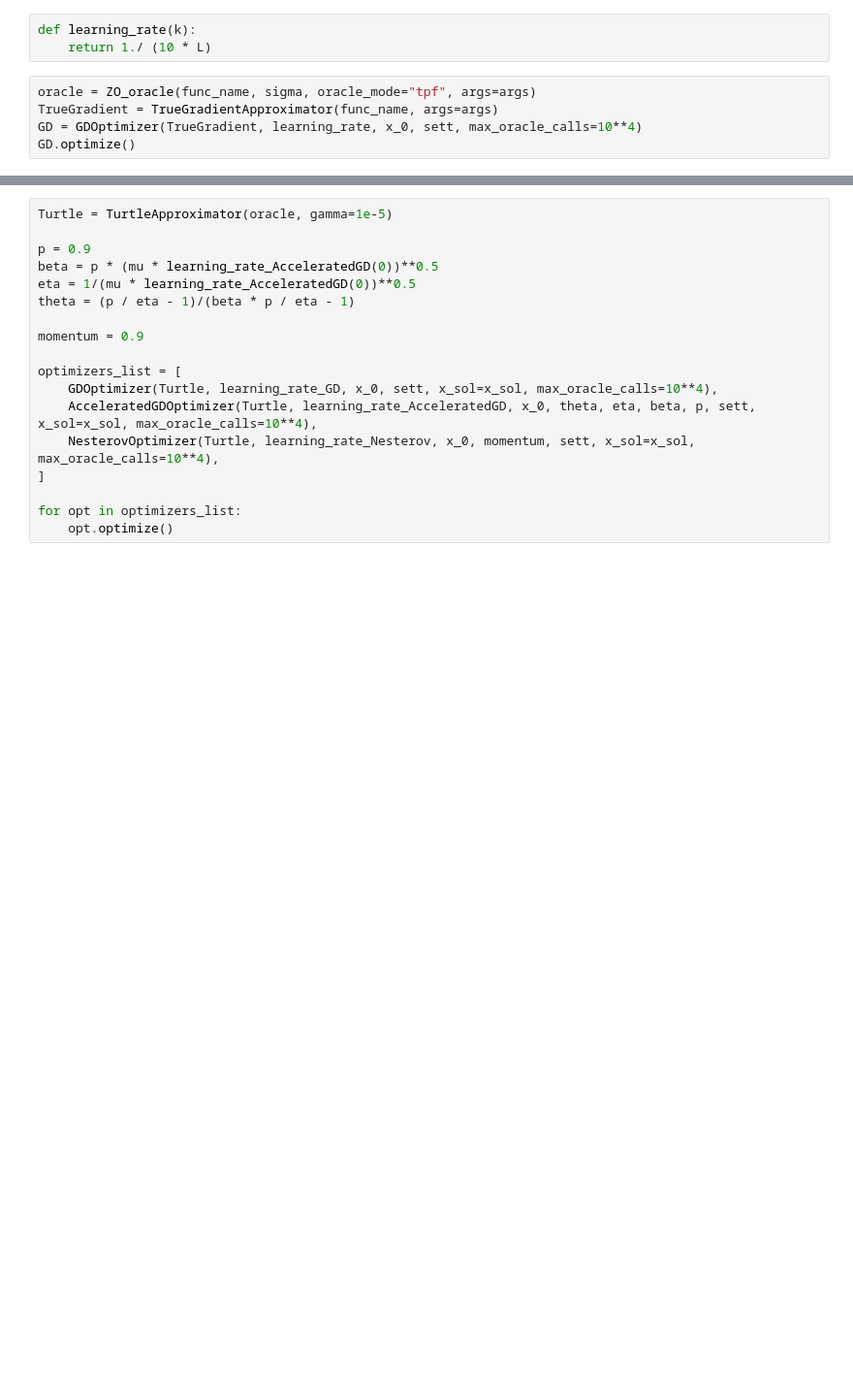
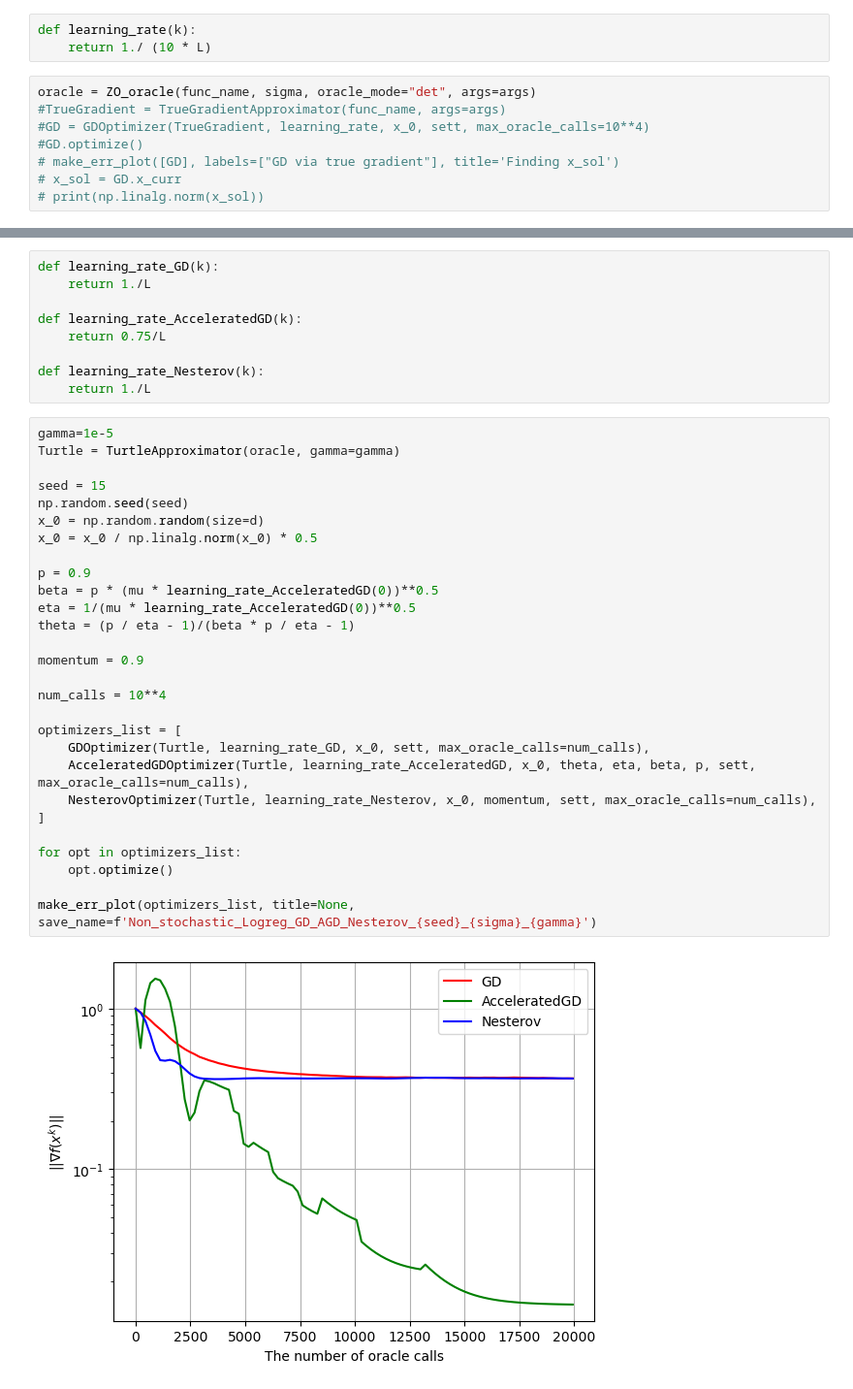
Before and after one commit to intsystems/2024-Project-160, a Jupyter notebook: code/main.ipynb, the cells around one changed output, grey strips where cells are left out. Shown: that part at 97% size. Cells and saved outputs as stored; diff of their text form; blank space fills up the shorter version.

```diff
--- a/code/main.ipynb
+++ b/code/main.ipynb
@@ -119,7 +131,10 @@ x_0 = x_0 / np.linalg.norm(x_0) * 0.5
 def learning_rate(k):
     return 1./ (10 * L)
 # %%
-oracle = ZO_oracle(func_name, sigma, oracle_mode="tpf", args=args)
-TrueGradient = TrueGradientApproximator(func_name, args=args)
-GD = GDOptimizer(TrueGradient, learning_rate, x_0, sett, max_oracle_calls=10**4)
-GD.optimize()
+oracle = ZO_oracle(func_name, sigma, oracle_mode="det", args=args)
+#TrueGradient = TrueGradientApproximator(func_name, args=args)
+#GD = GDOptimizer(TrueGradient, learning_rate, x_0, sett, max_oracle_calls=10**4)
+#GD.optimize()
+# make_err_plot([GD], labels=["GD via true gradient"], title='Finding x_sol')
+# x_sol = GD.x_curr
+# print(np.linalg.norm(x_sol))
@@ -133,18 +141,39 @@ print(np.linalg.norm(x_sol))
+# %%
+def learning_rate_GD(k):
+    return 1./L
+
+def learning_rate_AcceleratedGD(k):
+    return 0.75/L
+
+def learning_rate_Nesterov(k):
+    return 1./L
 # %%
-Turtle = TurtleApproximator(oracle, gamma=1e-5)
+gamma=1e-5
+Turtle = TurtleApproximator(oracle, gamma=gamma)
+
+seed = 15
+np.random.seed(seed)
+x_0 = np.random.random(size=d)
+x_0 = x_0 / np.linalg.norm(x_0) * 0.5
 
 p = 0.9
 beta = p * (mu * learning_rate_AcceleratedGD(0))**0.5
 eta = 1/(mu * learning_rate_AcceleratedGD(0))**0.5
 theta = (p / eta - 1)/(beta * p / eta - 1)
 
 momentum = 0.9
 
+num_calls = 10**4
+
 optimizers_list = [
-    GDOptimizer(Turtle, learning_rate_GD, x_0, sett, x_sol=x_sol, max_oracle_calls=10**4),
-    AcceleratedGDOptimizer(Turtle, learning_rate_AcceleratedGD, x_0, theta, eta, beta, p, sett, x_sol=x_sol, max_oracle_calls=10**4),
-    NesterovOptimizer(Turtle, learning_rate_Nesterov, x_0, momentum, sett, x_sol=x_sol, max_oracle_calls=10**4),
+    GDOptimizer(Turtle, learning_rate_GD, x_0, sett, max_oracle_calls=num_calls),
+    AcceleratedGDOptimizer(Turtle, learning_rate_AcceleratedGD, x_0, theta, eta, beta, p, sett, max_oracle_calls=num_calls),
+    NesterovOptimizer(Turtle, learning_rate_Nesterov, x_0, momentum, sett, max_oracle_calls=num_calls),
 ]
 
 for opt in optimizers_list:
     opt.optimize()
+
+make_err_plot(optimizers_list, title=None, save_name=f'Non_stochastic_Logreg_GD_AGD_Nesterov_{seed}_{sigma}_{gamma}')
+# %% [output]
+[figure, added]
```
Also changed, not shown: parts of 9 cells of this notebook, 5 other files.
